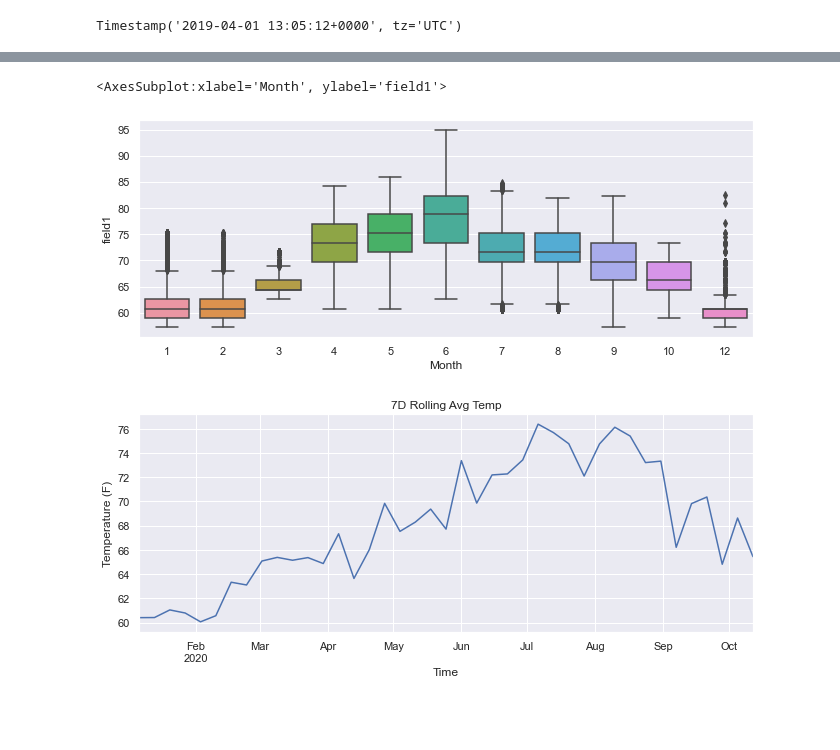
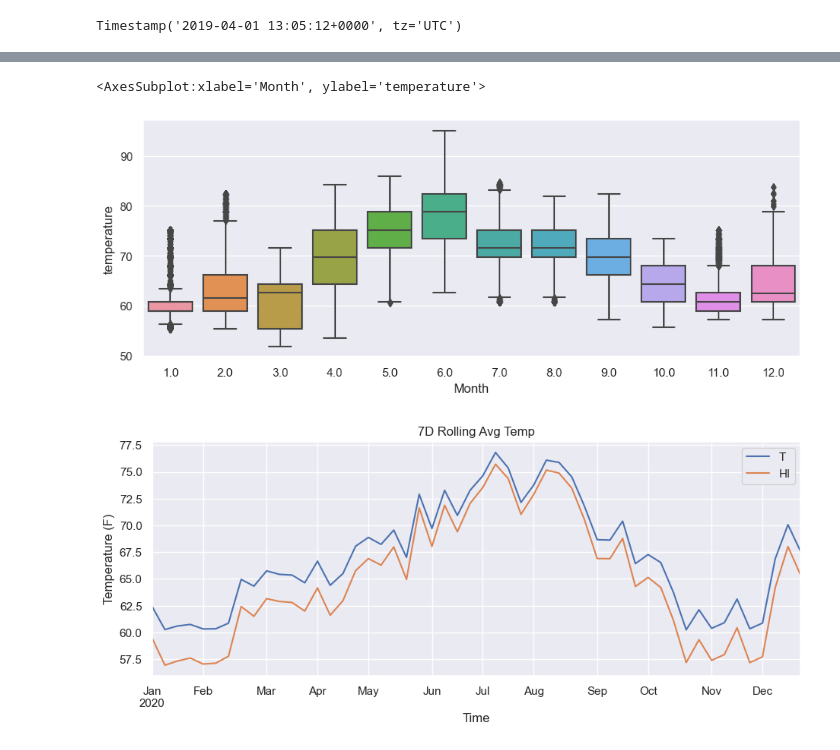
Before and after one commit to sgooding/pi_thermo, a Jupyter notebook: notebook/TemperaturePlots.ipynb, the cells around one changed output, grey strips where cells are left out. Saved outputs shown, nothing was run; the diff lists cells and outputs as text; code cells hidden in the pictures; blank space fills up the shorter version.

```diff
--- a/notebook/TemperaturePlots.ipynb
+++ b/notebook/TemperaturePlots.ipynb
@@ -8,4 +11,6 @@ pd.to_datetime('2019-04-01 13:05:12 UTC')
 # %% [output]
 Timestamp('2019-04-01 13:05:12+0000', tz='UTC')
 # %%
-data = pd.read_csv('../../../Desktop/feeds.csv', index_col=0,parse_dates=True)
+data = pd.read_csv('../temperature.csv',
+                  date_parser=lambda epoch: pd.to_datetime(epoch, unit='s'),
+                  index_col=0)
@@ -11,0 +29,7 @@ data = pd.read_csv('../../../Desktop/feeds.csv', index_col=0,parse_dates=True)
+# %%
+# label columns
+data.columns = ['temperature','humidity']
+# %%
+# apply HI formula
+# https://www.wpc.ncep.noaa.gov/html/heatindex_equation.shtml
+data['HI'] = 0.5 * (data['temperature'] + 61.0 + (data['temperature']-68.0)*1.2 + (data['humidity']*0.094))
@@ -45,7 +67,7 @@ Name: field1, dtype: float64
 # %%
 data['Month'] = data.index.month
 # %%
-sns.boxplot(data=data,x='Month',y='field1')
+sns.boxplot(data=data,x='Month',y='temperature')
 # %% [output]
-<AxesSubplot:xlabel='Month', ylabel='field1'>
+<AxesSubplot:xlabel='Month', ylabel='temperature'>
-[figure, old version]
+[figure, new version]
@@ -54,8 +74,10 @@ data_daily = data['field1'].resample('7D').mean()
 # %%
-data_daily.loc['2020'].plot()
+data['temperature'].resample('7D').mean().loc['2020'].plot()
+data['HI'].resample('7D').mean().loc['2020'].plot()
 plt.title('7D Rolling Avg Temp')
 plt.ylabel('Temperature (F)')
 plt.xlabel('Time')
+plt.legend(['T',"HI"])
 plt.show()
 # %% [output]
-[figure, old version]
+[figure, new version]
```
Also changed, not shown: parts of 14 cells of this notebook, 1 other file.
